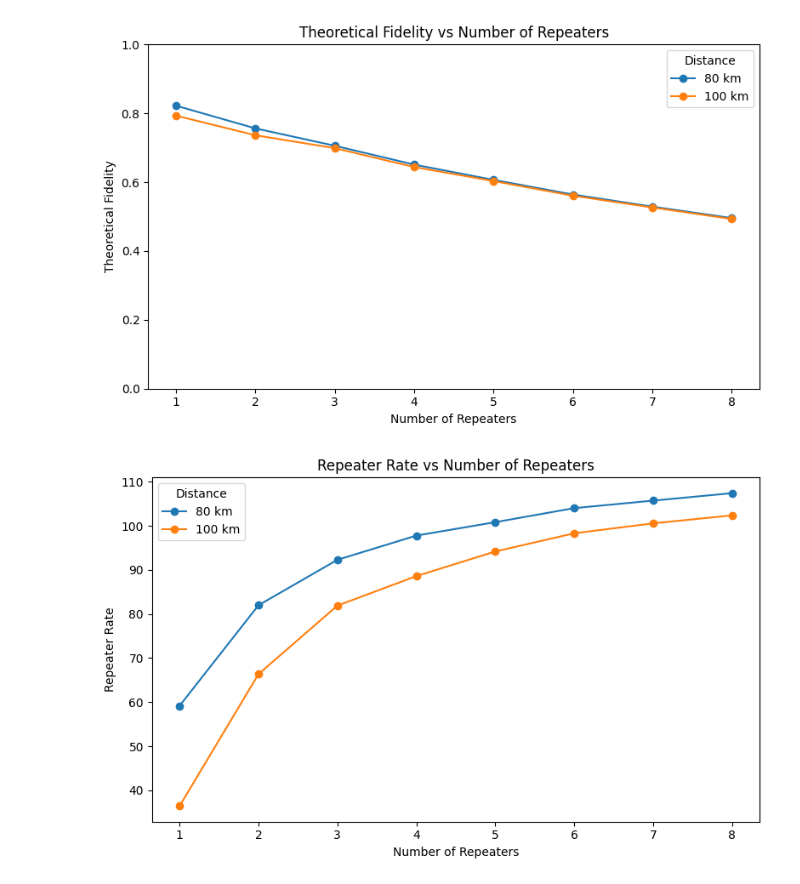
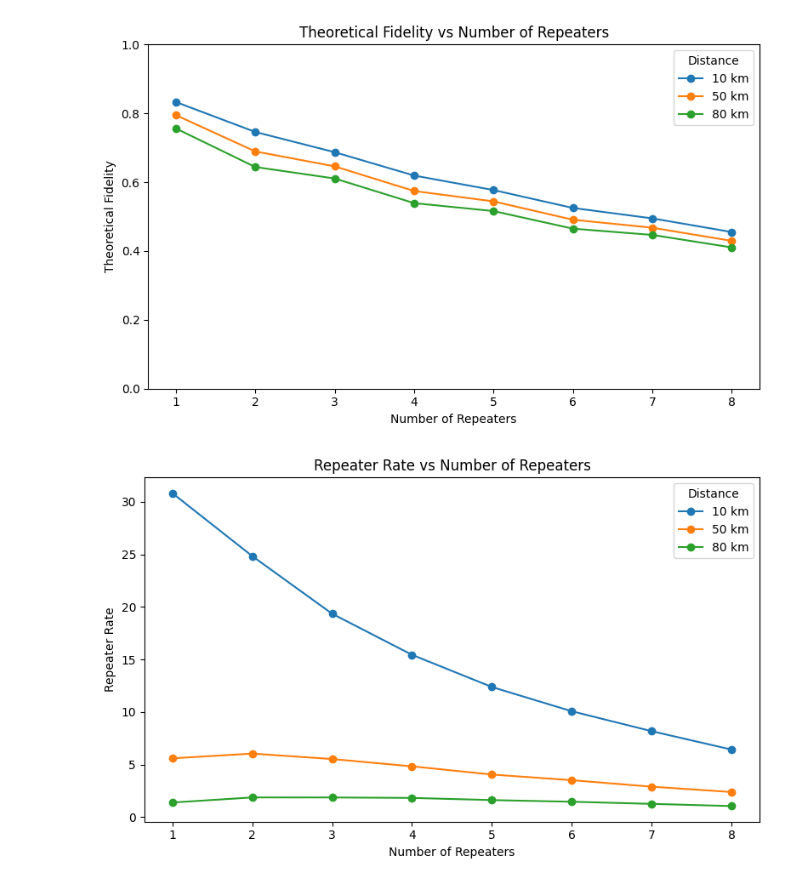
Before and after one commit to qlbnl/qnpack, a Jupyter notebook: qnpack/oneG/mc_rate.ipynb, the cells around one changed output. Saved outputs shown, nothing was run; the diff lists cells and outputs as text; code cells hidden in the pictures.

```diff
--- a/qnpack/oneG/mc_rate.ipynb
+++ b/qnpack/oneG/mc_rate.ipynb
@@ -13,9 +13,9 @@ class t_avg():
         pem = 4/3*(1-F_em_single)
         self.w_em=1-pem
         self.w_ms=0.99
-        qfc_eff=0.95
+        qfc_eff=0.3
         det_eff=0.9 #0.75
-        coll_eff=0.997
+        coll_eff=0.69
         fiber_eff=np.power(10, -self.node_dist * 0.2 / 10) #0.3 in QCE simulation
         self.survive_prob=qfc_eff*det_eff*coll_eff*fiber_eff
         self.p=self.survive_prob**2/2
@@ -236,7 +236,7 @@ p_ms  = 0.01               # MS‑gate depolarising probability
 p_xz  = 0.001              # depolarising probability for X and Z gates
 k_phase = 1                # dephasing factor (1 = independent phase)
 tau = 60e-3                # coherence time [s]
-MC_shots = 500 #5000            # Monte‑Carlo samples for phase noise
+MC_shots = 5000            # Monte‑Carlo samples for phase noise
 csv_file = "theo_repeater_rates.csv"
 
 
@@ -254,7 +254,7 @@ results = []
 #for _, row in rows.iterrows():
 #    n = int(row["num_repeaters"])
 #    distance=int(row["distance"])
-distance_ls=[80, 100]
+distance_ls=[10, 50, 80]
 for distance in distance_ls:
     for n in range(1,9):
         t_avg_instance=t_avg(total_distance=distance,num_repeaters=n)
@@ -352,5 +352,5 @@ total_time 4.807531428571428 rate 104.00348025360209
-[figure, old version]
+[figure, new version]
-[figure, old version]
+[figure, new version]
 # %%
 import matplotlib.pyplot as plt
 import pandas as pd
```
Also changed, not shown: parts of 3 cells of this notebook, 27 other files.
